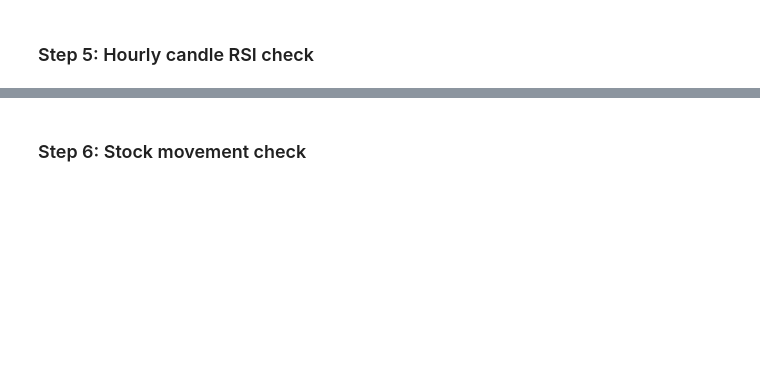
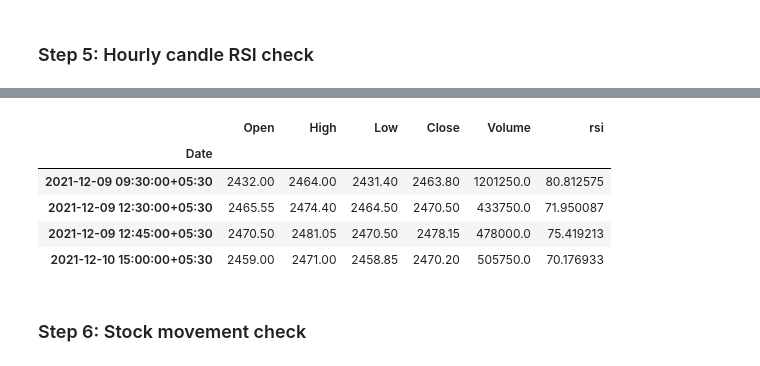
Before and after one commit to hbbtekademy/algo-trading, a Jupyter notebook: python/notebooks/strategies/rsi_strategy/RSIStrategy.ipynb, the cells around one changed output, grey strips where cells are left out. Cells and saved outputs as stored; diff of their text form; code cells hidden in the pictures; blank space fills up the shorter version.

Commit message:
updated hourly RSI logic

```diff
--- a/python/notebooks/strategies/rsi_strategy/RSIStrategy.ipynb
+++ b/python/notebooks/strategies/rsi_strategy/RSIStrategy.ipynb
@@ -150,29 +168,45 @@ temp_df
 # %% [markdown]
 ### Step 5: Hourly candle RSI check
 # %%
+ohlc_dict = {
+    'Open': 'first',
+    'High': 'max',
+    'Low': 'min',
+    'Close': 'last',
+    'Volume': 'sum',
+}
+
 temp_df = pd.DataFrame(columns=df.columns)
 hourly_df = pd.DataFrame(columns=df.columns)
 temp_df.index.name = 'Date'
 hourly_df.index.name = 'Date'
 for index, row in df.iterrows():
-  # Get the corresponding hourly candle for given 15min candle
-  if(index in df_60min.index):
-    # Candle already exists
-    rsi = df_60min.loc[index]['rsi']
-    hourly_df.loc[index] = df_60min.loc[index]
-  else:
-    # Update the index to the previous hourly candle index
-    fromTime = index-pd.Timedelta(45,unit='min')
-    temp_row = df_60min[df_60min.index >= fromTime].iloc[0]
-    # print(temp_df)
-    rsi = temp_row['rsi']
-    hourly_df.loc[fromTime] = temp_row
+  print(index)
+  #prev_candles = get_previous_candles(df_15min, index, 3)
+  #print(prev_candles)
+
+  # Resample offset = Get minutes from index and add 15 mins
+  offset = str(index.minute+15)+'Min'
+  print('Offset:',offset)
+  df_60min = df_15min.resample('60Min', offset=offset).apply(ohlc_dict)
+  df_60min.dropna(inplace=True)
+
+  rsi = RSIIndicator(df_60min['Close']).rsi()
+  df_60min = df_60min.assign(rsi=rsi.values)
+
+  # Hourly candle index logic:
+  #  new_index = index + 15 mins
+  #  Get all rows where index > new_index - 24hrs and index < index + 15 mins
+  #  Get the last row
+  filter = (df_60min.index < index)
+  rsi = df_60min[filter].iloc[-1]['rsi']
+  print('rsi',rsi)
 
   if(rsi > rsi_60min):
     # This 15min candle is eligible for signal
-    # print('Hourly candle RSI is greater than 50..')
+    print('Hourly candle RSI is greater than 50..')
     temp_df.loc[index] = row
 
 df = temp_df
-df,hourly_df
+df
 # %% [output]
@@ -191,3 +229,9 @@ df,hourly_df
+|  | Open | High | Low | Close | Volume | rsi |
+| Date |  |  |  |  |  |  |
+| 2021-12-09 09:30:00+05:30 | 2432.00 | 2464.00 | 2431.40 | 2463.80 | 1201250.0 | 80.812575 |
+| 2021-12-09 12:30:00+05:30 | 2465.55 | 2474.40 | 2464.50 | 2470.50 | 433750.0 | 71.950087 |
+| 2021-12-09 12:45:00+05:30 | 2470.50 | 2481.05 | 2470.50 | 2478.15 | 478000.0 | 75.419213 |
+| 2021-12-10 15:00:00+05:30 | 2459.00 | 2471.00 | 2458.85 | 2470.20 | 505750.0 | 70.176933 |
 # %% [markdown]
 ### Step 6: Stock movement check
 # %%
```
Also changed, not shown: parts of 13 cells of this notebook.
